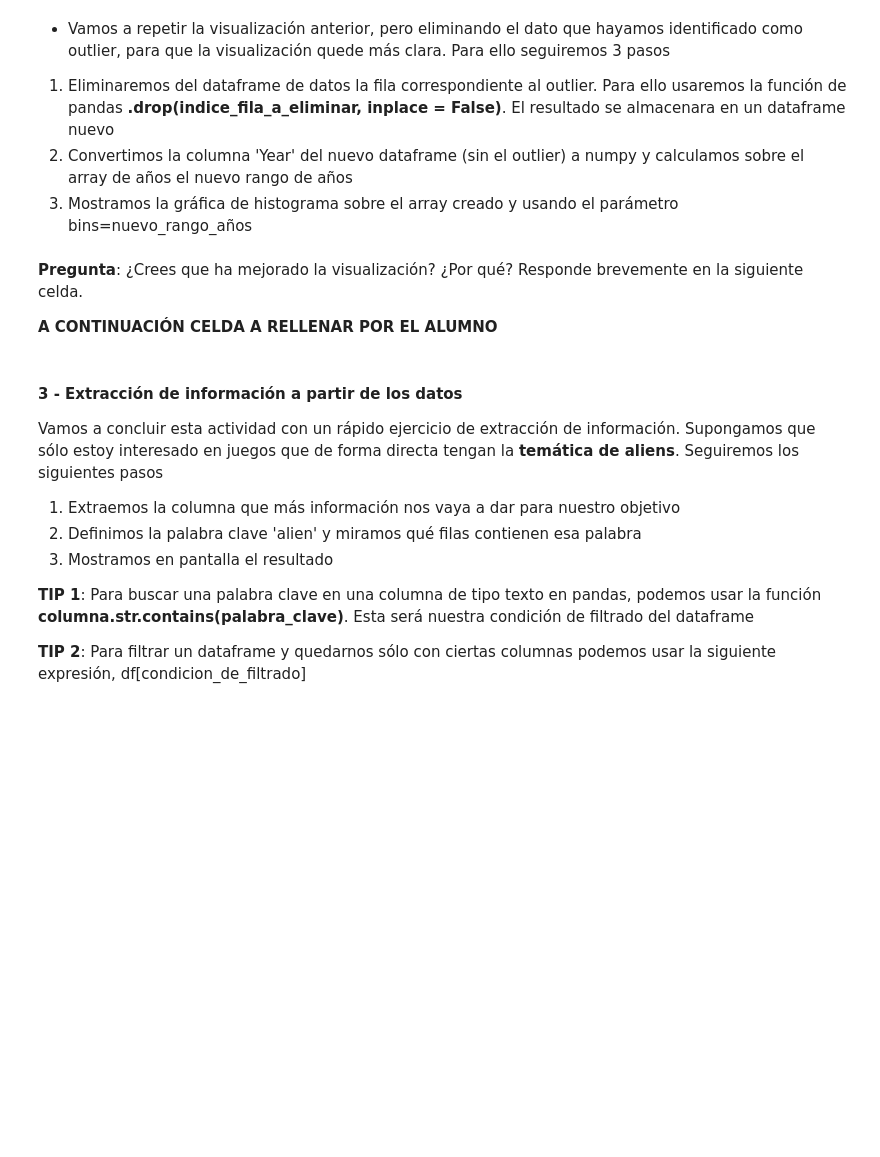
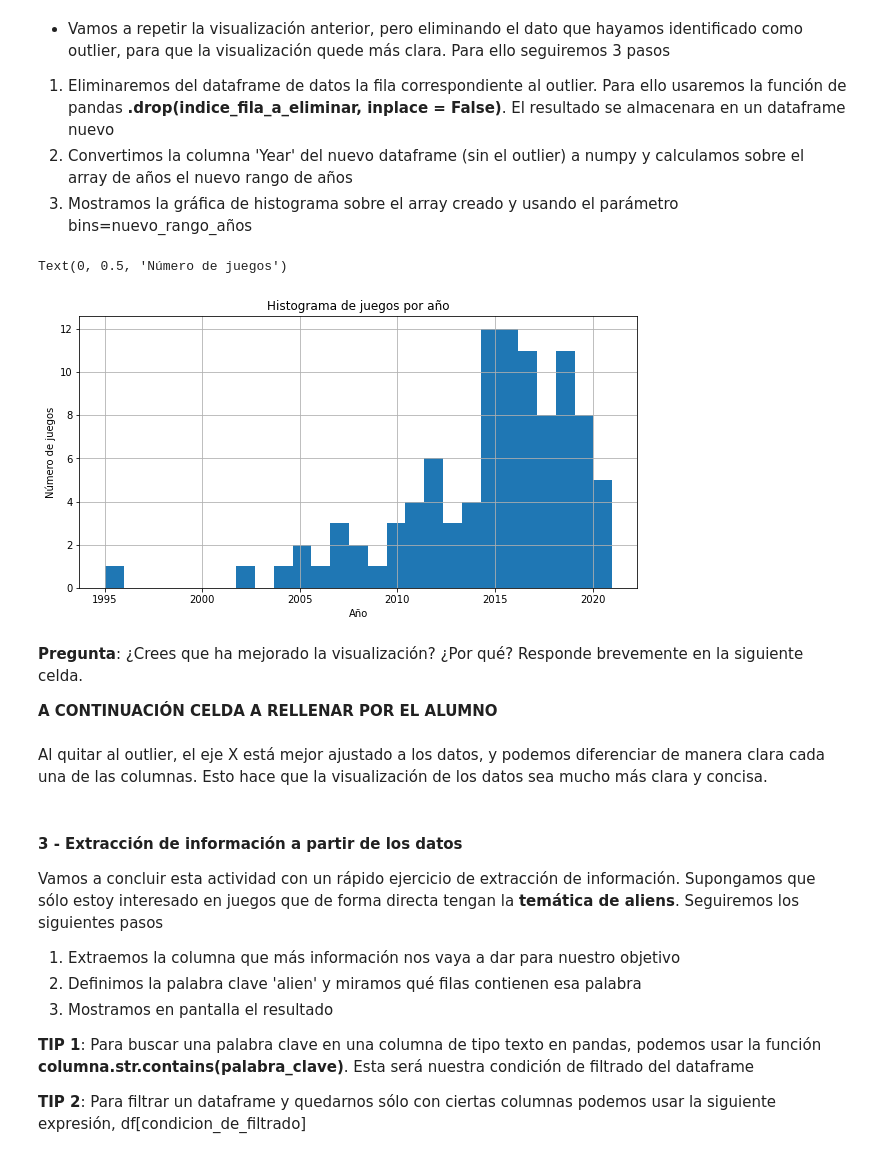
Before and after one commit to yuki/VIU_MASW, a Jupyter notebook: Actividad_2/Actividad_2_1_Alumno.ipynb, the cells around one changed output. Saved outputs shown, nothing was run; the diff lists cells and outputs as text; code cells hidden in the pictures; blank space fills up the shorter version.

```diff
--- a/Actividad_2/Actividad_2_1_Alumno.ipynb
+++ b/Actividad_2/Actividad_2_1_Alumno.ipynb
@@ -213,27 +285,32 @@ __A CONTINUACIÓN CELDA A RELLENAR POR EL ALUMNO__
 # %%
 #Creamos un dataframe eliminando la fila del outlier
 ########INSERTAR CODIGO AQUI
-df_without_outlier = None
+df_without_outlier = df.drop(position_min_year,inplace=False)
 
 #Calculamos el nuevo rango de años
 year_array_without_outlier = df_without_outlier['Year'].to_numpy()
 max_year_without_outlier = np.max(year_array_without_outlier)
 min_year_without_outlier = np.min(year_array_without_outlier)
 
 years_range_without_outlier = max_year_without_outlier - min_year_without_outlier + 1
 
 #Mostramos el histograma sobre los datos sin outlier
 plt.figure(figsize=(10,5))
 plt.grid()
 ########INSERTAR CODIGO AQUI
-None
+plt.hist(df_without_outlier['Year'],years_range_without_outlier)
 plt.title('Histograma de juegos por año')
 plt.xlabel('Año')
 plt.ylabel('Número de juegos')
+# %% [output]
+Text(0, 0.5, 'Número de juegos')
+[figure, added]
 # %% [markdown]
 __Pregunta__: ¿Crees que ha mejorado la visualización? ¿Por qué? Responde brevemente en la siguiente celda.
 
 __A CONTINUACIÓN CELDA A RELLENAR POR EL ALUMNO__
+# %% [markdown]
+Al quitar al outlier, el eje X está mejor ajustado a los datos, y podemos diferenciar de manera clara cada una de las columnas. Esto hace que la visualización de los datos sea mucho más clara y concisa.
 # %% [markdown]
 #### 3 - Extracción de información a partir de los datos
 Vamos a concluir esta actividad con un rápido ejercicio de extracción de información. Supongamos que sólo estoy interesado en juegos que de forma directa tengan la __temática de aliens__. Seguiremos los siguientes pasos
```
Also changed, not shown: parts of 18 cells of this notebook.
